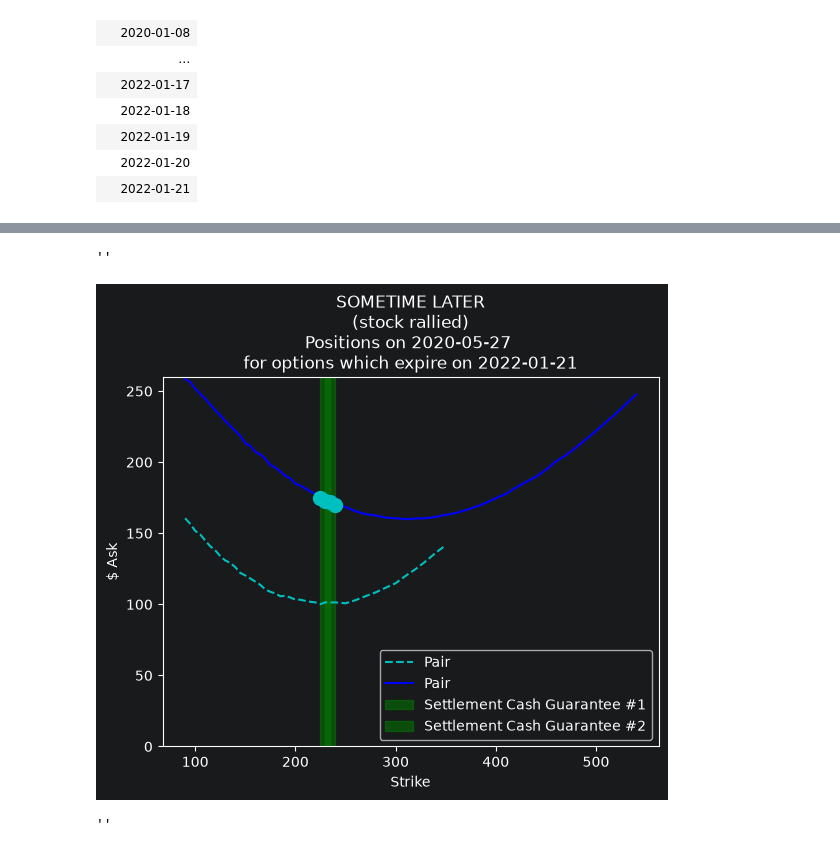
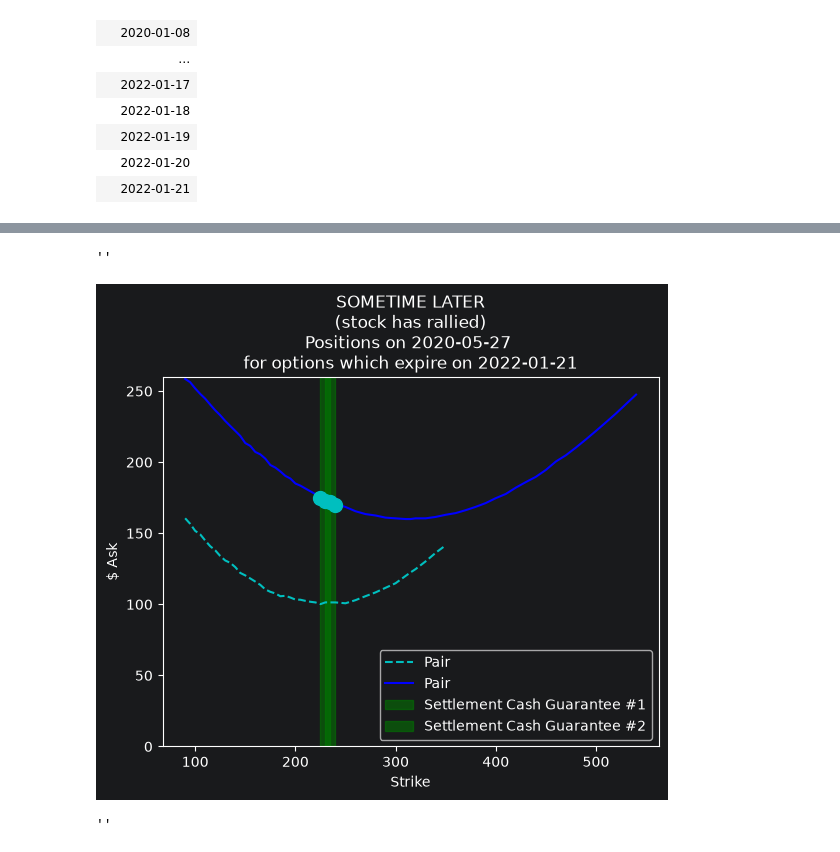
Before and after one commit to wqustudent/madoff, a Jupyter notebook: notebooks/generate_report_images.ipynb, the cells around one changed output, grey strips where cells are left out. Drawn from its saved outputs; the diff is of its cells as text; code cells hidden in the pictures.

```diff
--- a/notebooks/generate_report_images.ipynb
+++ b/notebooks/generate_report_images.ipynb
@@ -275,25 +277,25 @@ shape: (60, 12)
 # %%
 plot_pair(xs, '--c')  # some time ago/@entry
 plot_pair(xs_100)
 
 plt.ylim(0, 260)
 
 
 markers = [
     dict(x=225, y=175, fmt='oc', size=10, txt='', rp='u'),
     dict(x=230, y=173, fmt='oc', size=10, txt='', rp='u'),
     dict(x=235, y=172, fmt='oc', size=10, txt='', rp='u'),
     dict(x=240, y=170, fmt='oc', size=10, txt='', rp='u'),
 ]
 plot_markers(markers)
-plt.title(f"SOMETIME LATER\n(stock rallied)\nPositions on {quote_date} \nfor options which expire on {chosen_expiry}")
+plt.title(f"SOMETIME LATER\n(stock has rallied)\nPositions on {quote_date} \nfor options which expire on {chosen_expiry}")
 
 
 plot_settlement_guarantee(pair_strikes)
 ;
 # %% [output]
 ''
-[figure, old version]
+[figure, new version]
 # %%
 pair_strikes = [225, 295, 300, 305]
 
```
Also changed, not shown: parts of 4 cells of this notebook.
